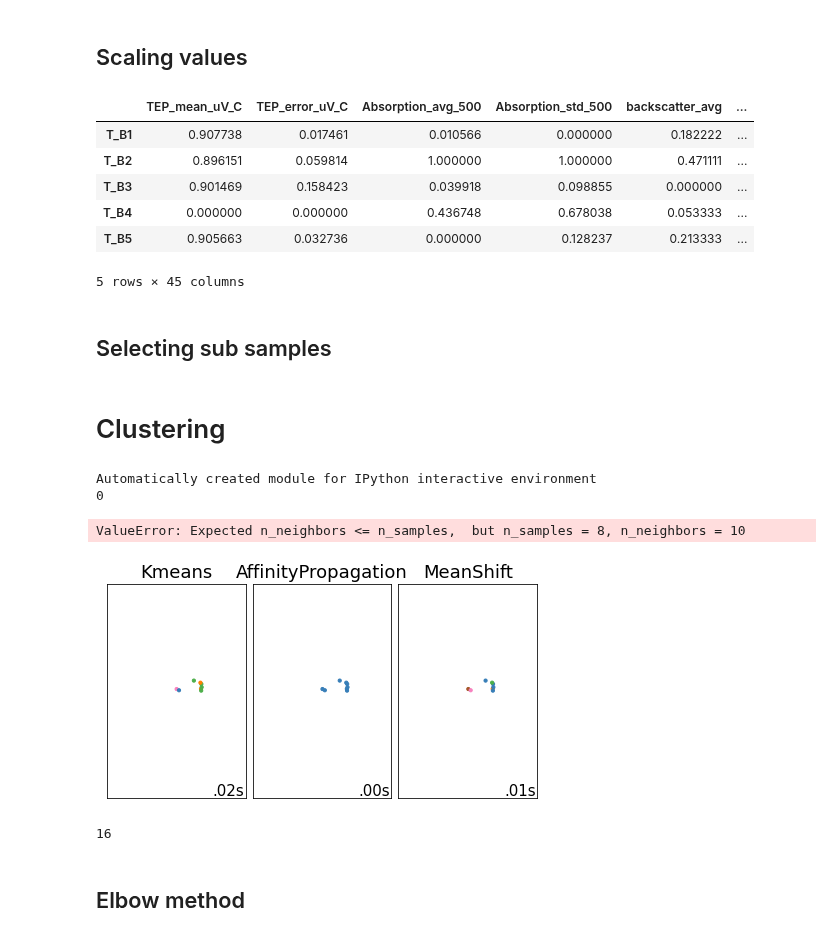
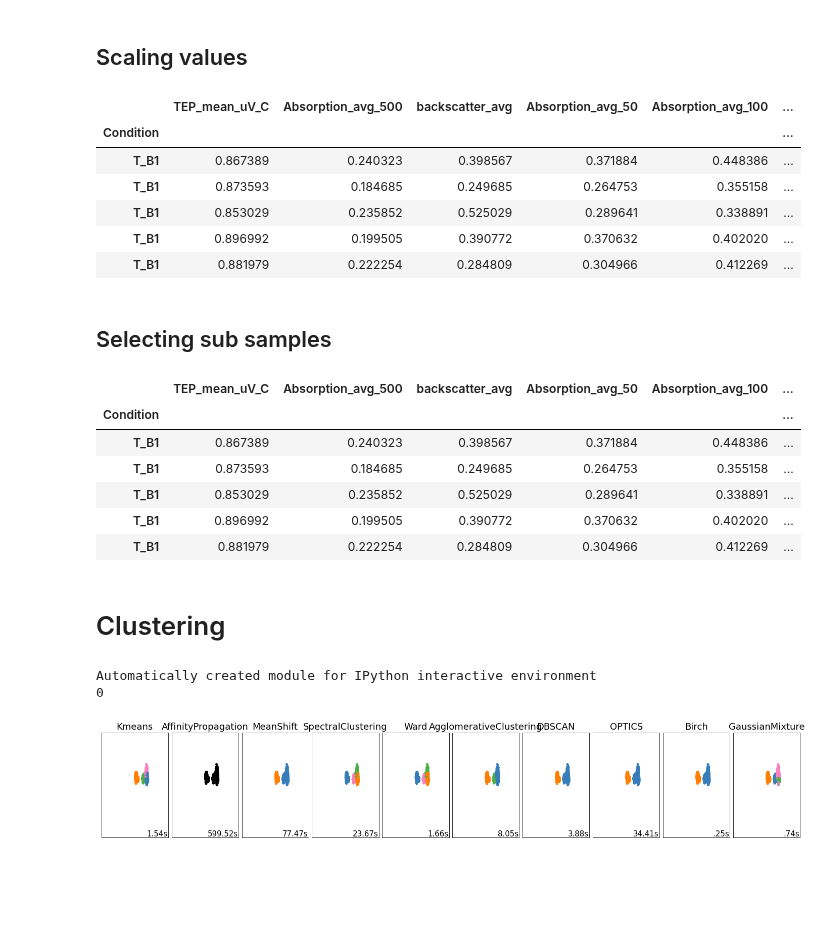
Before and after one commit to Marie-anneMawhin/Oct20_EPRI, a Jupyter notebook: Task1/NB/NB_modeling/model_stack.ipynb, the cells around one changed output. Cells and saved outputs as stored; diff of their text form; code cells hidden in the pictures; blank space fills up the shorter version.

```diff
--- a/Task1/NB/NB_modeling/model_stack.ipynb
+++ b/Task1/NB/NB_modeling/model_stack.ipynb
@@ -53,17 +38,23 @@ calc_df.describe()
+# %%
+df['AUC_avg'] = mc.findAUC(df, A=df['A'], B=df['B'], p=df['p'], name='AUC_avg')
+df.drop(columns=["A","B","p"],inplace=True)
+# %%
+df['CF_perm'] = df['mean_CF']/df['mean_perm'].astype('float64')
+df.drop(columns=["mean_MBN","mean_perm","mean_CF"],inplace=True)
 # %% [markdown]
 ## Scaling values
 # %%
-scaled_df = mc.scale_general(calc_df, MinMaxScaler())[0]
+scaled_df = mc.scale_general(df, MinMaxScaler())[0]
 scaled_df.head()
 # %% [output]
-|  | TEP_mean_uV_C | TEP_error_uV_C | Absorption_avg_500 | Absorption_std_500 | backscatter_avg | ... |
-| T_B1 | 0.907738 | 0.017461 | 0.010566 | 0.000000 | 0.182222 | ... |
-| T_B2 | 0.896151 | 0.059814 | 1.000000 | 1.000000 | 0.471111 | ... |
-| T_B3 | 0.901469 | 0.158423 | 0.039918 | 0.098855 | 0.000000 | ... |
-| T_B4 | 0.000000 | 0.000000 | 0.436748 | 0.678038 | 0.053333 | ... |
-| T_B5 | 0.905663 | 0.032736 | 0.000000 | 0.128237 | 0.213333 | ... |
+|  | TEP_mean_uV_C | Absorption_avg_500 | backscatter_avg | Absorption_avg_50 | Absorption_avg_100 | ... |
+| Condition |  |  |  |  |  | ... |
+| T_B1 | 0.867389 | 0.240323 | 0.398567 | 0.371884 | 0.448386 | ... |
+| T_B1 | 0.873593 | 0.184685 | 0.249685 | 0.264753 | 0.355158 | ... |
+| T_B1 | 0.853029 | 0.235852 | 0.525029 | 0.289641 | 0.338891 | ... |
+| T_B1 | 0.896992 | 0.199505 | 0.390772 | 0.370632 | 0.402020 | ... |
+| T_B1 | 0.881979 | 0.222254 | 0.284809 | 0.304966 | 0.412269 | ... |
-5 rows × 45 columns
 # %% [markdown]
 ## Selecting sub samples
 # %%
-tube, pipe, tube_wo_blind, tube_blind = mc.get_subsample_df(calc_df)
+tube, pipe, tube_wo_blind, tube_blind = mc.get_subsample_df(scaled_df)
@@ -76,3 +61,13 @@ tube_wo_blind_scaled_short, tube_blind_scaled_short = mc.get_subsample_df(short_
+# %%
+tube.head()
+# %% [output]
+|  | TEP_mean_uV_C | Absorption_avg_500 | backscatter_avg | Absorption_avg_50 | Absorption_avg_100 | ... |
+| Condition |  |  |  |  |  | ... |
+| T_B1 | 0.867389 | 0.240323 | 0.398567 | 0.371884 | 0.448386 | ... |
+| T_B1 | 0.873593 | 0.184685 | 0.249685 | 0.264753 | 0.355158 | ... |
+| T_B1 | 0.853029 | 0.235852 | 0.525029 | 0.289641 | 0.338891 | ... |
+| T_B1 | 0.896992 | 0.199505 | 0.390772 | 0.370632 | 0.402020 | ... |
+| T_B1 | 0.881979 | 0.222254 | 0.284809 | 0.304966 | 0.412269 | ... |
 # %% [markdown]
 # Clustering
 # %%
@@ -89,7 +84,7 @@ from itertools import cycle, islice
 np.random.seed(42)
 random_state = 42
 
-plt.figure(figsize=(9 * 2 + 3, 12.5))
+plt.figure(figsize=(20, 3))
 plt.subplots_adjust(left=.02, right=.98, bottom=.001, top=.96, wspace=.05, hspace=.01)
 
 plot_num = 1
@@ -98,7 +93,7 @@ default_base = {'quantile': .3, #for bandwidth of RBF kernel in meanshift
                 'eps': .3, #max distance between 2 samples for DBSCAN
                 'damping': .5, #the extent to which the current value is maintained relative to incoming values
                 'preference': -200, #for each point - points with larger values of preferences are more likely to be chosen as exemplars.
-                'n_neighbors': 4, #for k-neighbors graph for the connectivity matrix
+                'n_neighbors': 2, #for k-neighbors graph for the connectivity matrix
                 'n_clusters': 4, #for kmeans, ward, spectral, meanshift
                 'min_samples': 3, #fot OPTICS The number of samples in a neighborhood for a point to be considered as a core point
                 'xi': 0.05, #for OPTICS Determines the minimum steepness on the reachability plot that constitutes a cluster boundary.
@@ -106,18 +101,16 @@ default_base = {'quantile': .3, #for bandwidth of RBF kernel in meanshift
                }
 
 datasets = [
-  #  (tube_blind_scaled, {}),
-   # (tube_blind_scaled_short, {}),
-    (tube_wo_blind_scaled, {}),
-    (tube_wo_blind_scaled_short, {}),
-    (pipe_scaled, {}),
-    (pipe_scaled_short, {})]
+    (tube, {}),
+    #(tube_wo_blind, {})
+    #(tube_blind, {})
+]
 
 for i_dataset, (dataset, algo_params) in enumerate(datasets):
     print(i_dataset)
     # update parameters with dataset-specific values
     params = default_base.copy()
-    #params.update(algo_params) simple test
+    params.update(algo_params)
 
     X = dataset
 
@@ -187,40 +180,33 @@ for i_dataset, (dataset, algo_params) in enumerate(datasets):
 
         t1 = time.time()
         if hasattr(algorithm, 'labels_'):
             y_pred = algorithm.labels_.astype(np.int)
         else:
             y_pred = algorithm.predict(X)
 
         plt.subplot(len(datasets), len(clustering_algorithms), plot_num)
-        if i_dataset == 0:
-            plt.title(name, size=18)
+
+        plt.title(name, size=18)
 
         colors = np.array(list(islice(cycle(['#377eb8', '#ff7f00', '#4daf4a',
                                              '#f781bf', '#a65628', '#984ea3',
                                              '#999999', '#e41a1c', '#dede00']),
                                       int(max(y_pred) + 1))))
         # add black color for outliers (if any)
         colors = np.append(colors, ["#000000"])
         plt.scatter(X.iloc[:, 0], X.iloc[:, 1], s=10, color=colors[y_pred])
 
         plt.xlim(-2.5, 2.5)
         plt.ylim(-2.5, 2.5)
         plt.xticks(())
         plt.yticks(())
         plt.text(.99, .01, ('%.2fs' % (t1 - t0)).lstrip('0'),
                  transform=plt.gca().transAxes, size=15,
                  horizontalalignment='right')
         plot_num += 1
 
 plt.show()
 # %% [output]
 Automatically created module for IPython interactive environment
 0
-ValueError: Expected n_neighbors <= n_samples,  but n_samples = 8, n_neighbors = 10
-[figure, old version]
+[figure, new version]
-# %%
-len(tube)
-# %% [output]
-16
-# %% [markdown]
-## Elbow method
```
Also changed, not shown: parts of 9 cells of this notebook, 1 other file.
